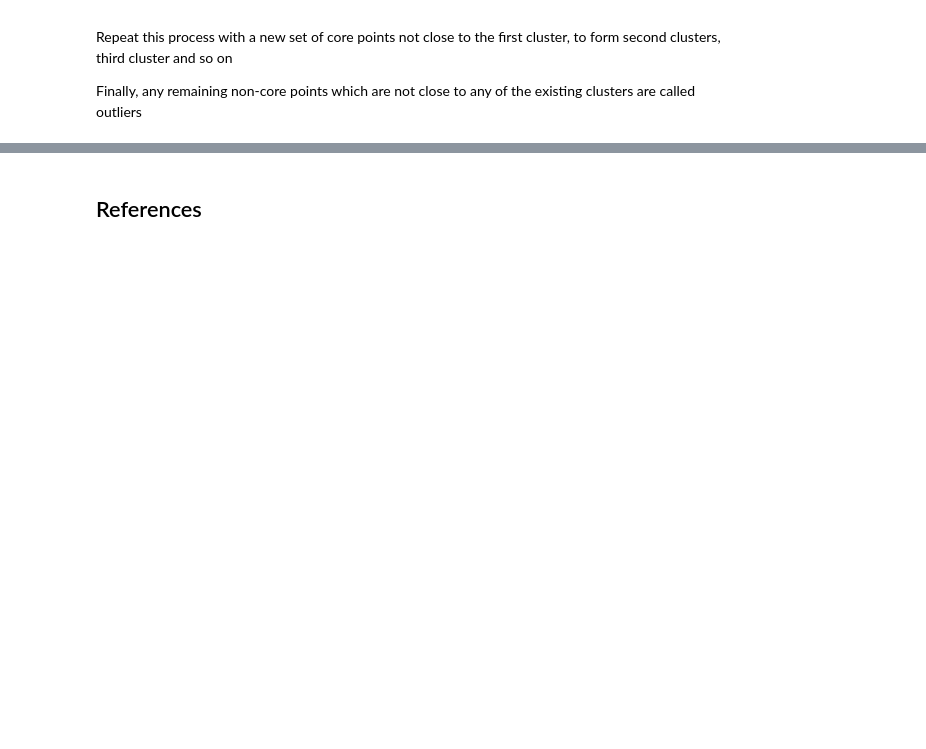
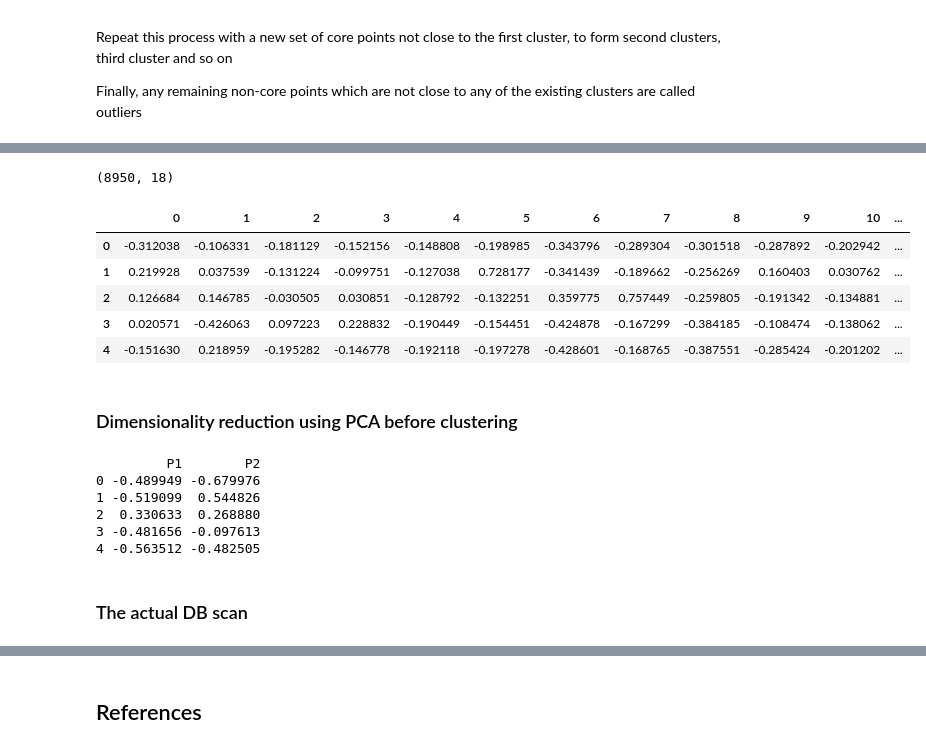
Before and after one commit to kk-swami/ML-implementations, a Jupyter notebook: unsupervised_learning/clustering/dbscan.ipynb, the cells around one changed output, grey strips where cells are left out. Drawn from its saved outputs; the diff is of its cells as text; code cells hidden in the pictures; blank space fills up the shorter version.

```diff
--- a/unsupervised_learning/clustering/dbscan.ipynb
+++ b/unsupervised_learning/clustering/dbscan.ipynb
@@ -72,0 +91,3 @@ Finally, any remaining non-core points which are not close to any of the existin
+# %%
+X = pd.read_csv('../../data/CC GENERAL.csv')
+X.head()
@@ -72,0 +101,4 @@ Finally, any remaining non-core points which are not close to any of the existin
+# %%
+X.shape
+# %% [output]
+(8950, 18)
@@ -72,0 +125,26 @@ Finally, any remaining non-core points which are not close to any of the existin
+# %%
+X_normalized.head()
+# %% [output]
+|  | 0 | 1 | 2 | 3 | 4 | 5 | 6 | 7 | 8 | 9 | 10 | ... |
+| 0 | -0.312038 | -0.106331 | -0.181129 | -0.152156 | -0.148808 | -0.198985 | -0.343796 | -0.289304 | -0.301518 | -0.287892 | -0.202942 | ... |
+| 1 | 0.219928 | 0.037539 | -0.131224 | -0.099751 | -0.127038 | 0.728177 | -0.341439 | -0.189662 | -0.256269 | 0.160403 | 0.030762 | ... |
+| 2 | 0.126684 | 0.146785 | -0.030505 | 0.030851 | -0.128792 | -0.132251 | 0.359775 | 0.757449 | -0.259805 | -0.191342 | -0.134881 | ... |
+| 3 | 0.020571 | -0.426063 | 0.097223 | 0.228832 | -0.190449 | -0.154451 | -0.424878 | -0.167299 | -0.384185 | -0.108474 | -0.138062 | ... |
+| 4 | -0.151630 | 0.218959 | -0.195282 | -0.146778 | -0.192118 | -0.197278 | -0.428601 | -0.168765 | -0.387551 | -0.285424 | -0.201202 | ... |
+# %% [markdown]
+### Dimensionality reduction  using PCA before clustering
+# %%
+pca = PCA(n_components = 2)
+X_principal = pca.fit_transform(X_normalized)
+X_principal = pd.DataFrame(X_principal)
+X_principal.columns = ['P1', 'P2']
+print(X_principal.head())
+# %% [output]
+         P1        P2
+0 -0.489949 -0.679976
+1 -0.519099  0.544826
+2  0.330633  0.268880
+3 -0.481656 -0.097613
+4 -0.563512 -0.482505
+# %% [markdown]
+### The actual DB scan
```
Also changed, not shown: parts of 16 cells of this notebook.
